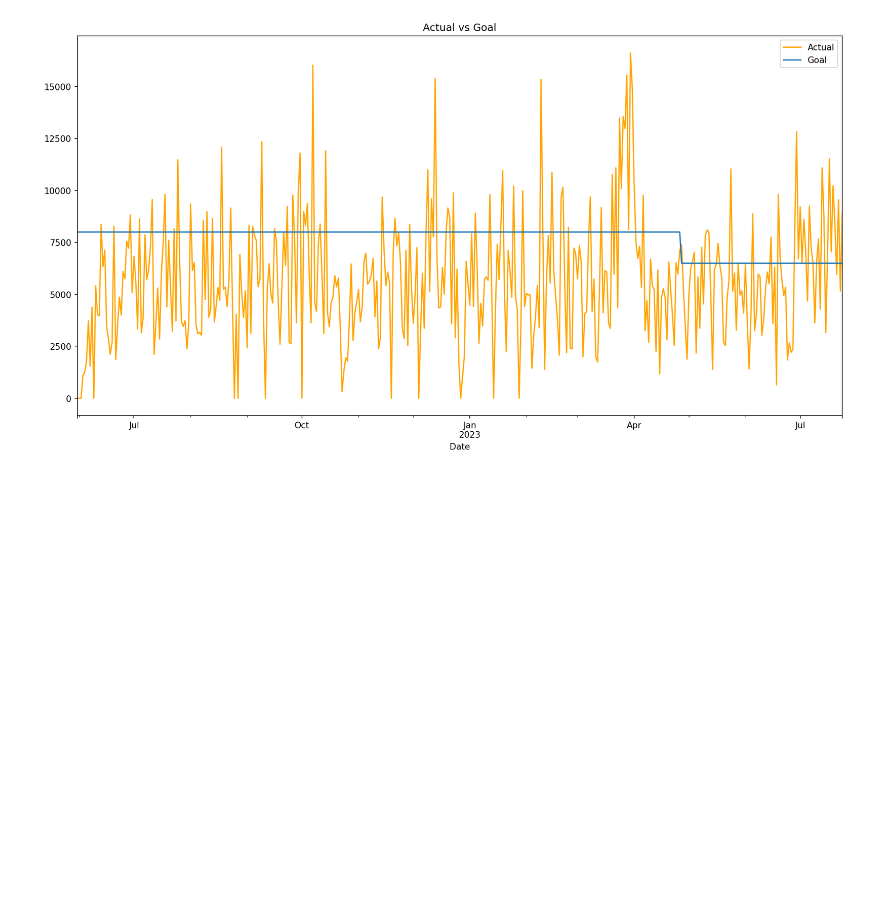
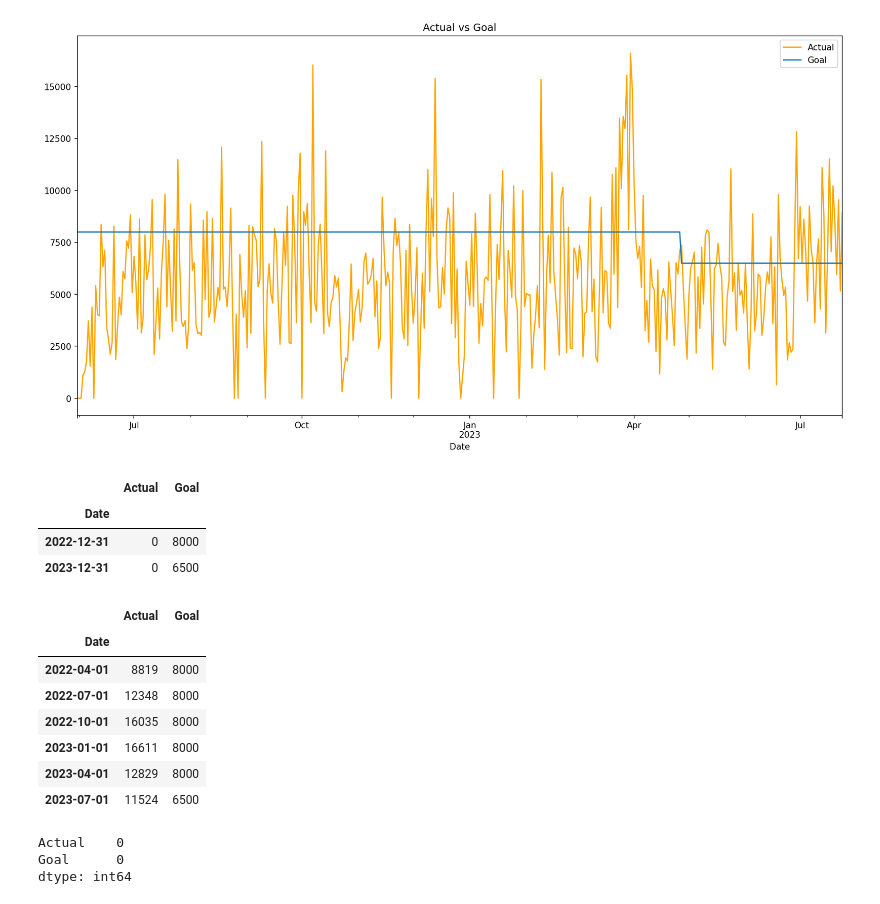
Before and after one commit to Genesis801/Time_Series_Forecasting, a Jupyter notebook: notebooks/work.ipynb, the cells around one changed output. Saved outputs shown, nothing was run; the diff lists cells and outputs as text; code cells hidden in the pictures; blank space fills up the shorter version.

```diff
--- a/notebooks/work.ipynb
+++ b/notebooks/work.ipynb
@@ -82,3 +84,31 @@ plt.legend()
 # %% [output]
 <matplotlib.legend.Legend at 0x...>
 [figure]
+# %%
+##Resampling the data
+df.resample(rule='A').min()
+# %% [output]
+|  | Actual | Goal |
+| Date |  |  |
+| 2022-12-31 | 0 | 8000 |
+| 2023-12-31 | 0 | 6500 |
+# %%
+#rule A signifies yearly frequency
+#rule QS signifies quaterly frequency
+df.resample(rule='QS').max()
+# %% [output]
+|  | Actual | Goal |
+| Date |  |  |
+| 2022-04-01 | 8819 | 8000 |
+| 2022-07-01 | 12348 | 8000 |
+| 2022-10-01 | 16035 | 8000 |
+| 2023-01-01 | 16611 | 8000 |
+| 2023-04-01 | 12829 | 8000 |
+| 2023-07-01 | 11524 | 6500 |
+# %%
+#Checking if any null values exist in the dataset
+df.isna().sum()
+# %% [output]
+Actual    0
+Goal      0
+dtype: int64
```
Also changed, not shown: parts of 13 cells of this notebook.
